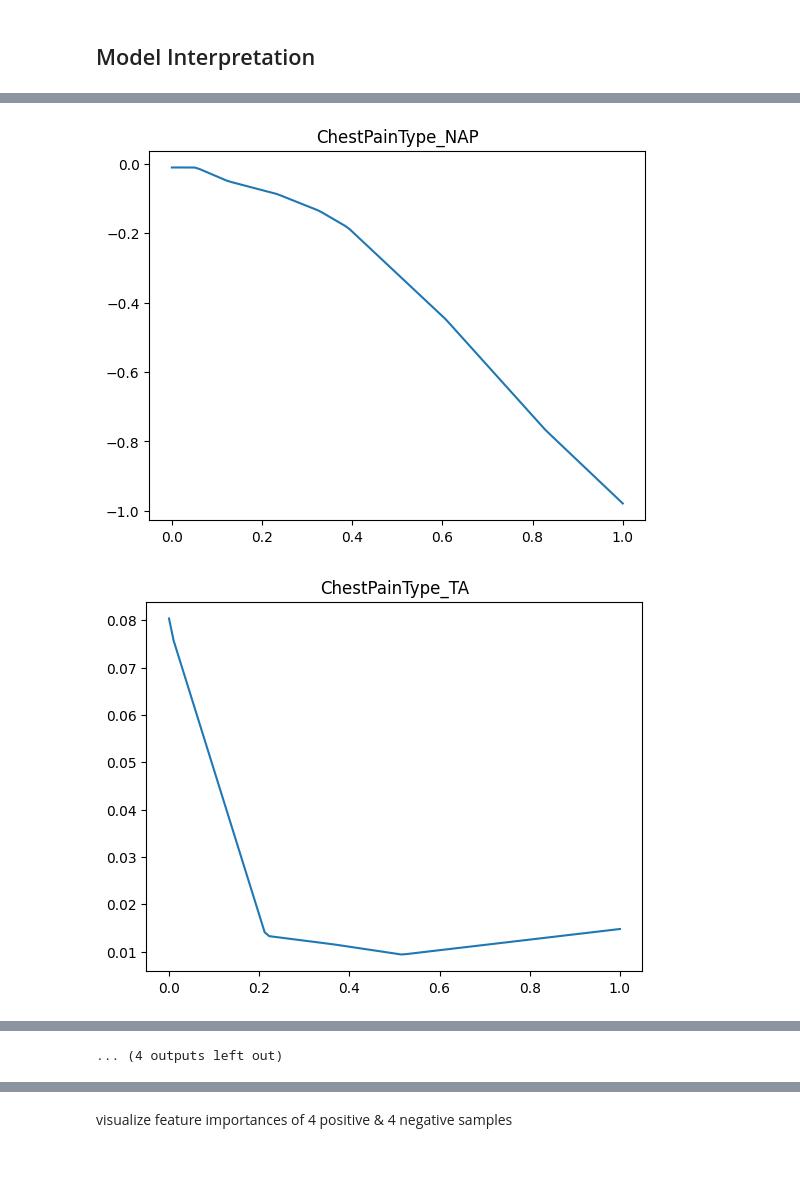
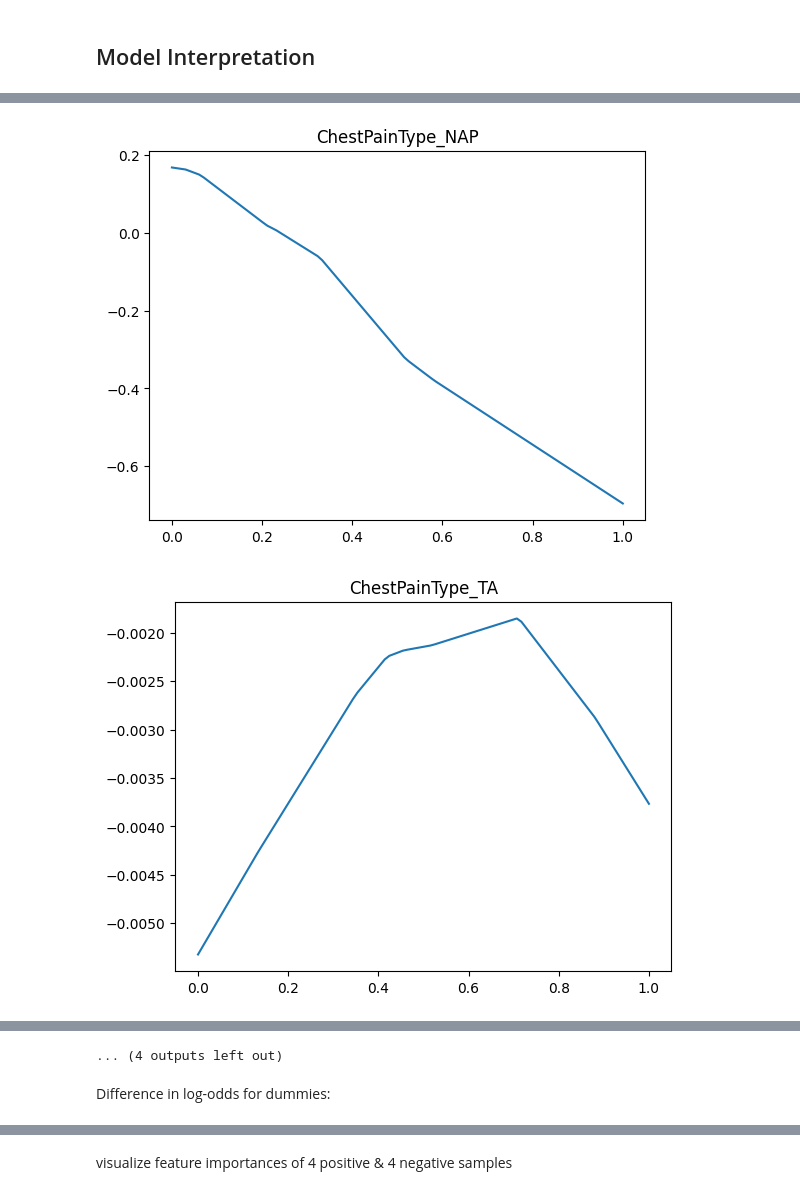
Before and after one commit to nmamie/ML4H_Project1, a Jupyter notebook: ML4H_Project1_Task1_Nici.ipynb, the cells around one changed output, grey strips where cells are left out. Drawn from its saved outputs; the diff is of its cells as text; code cells hidden in the pictures; blank space fills up the shorter version.

Commit message:
preprocessing; plots NAM

```diff
--- a/ML4H_Project1_Task1_Nici.ipynb
+++ b/ML4H_Project1_Task1_Nici.ipynb
@@ -689,16 +607,19 @@ class HeartDiseaseDataset(Dataset):
 
 # Defining Model
 class HeartDiseaseModel(nn.Module):
-    def __init__(self, input_size, hidden_size, output_size):
+    def __init__(self, input_size, hidden_size, p_drop, output_size):
         super().__init__()
         self.fc1 = nn.Linear(input_size, hidden_size)
         self.fc2 = nn.Linear(hidden_size, hidden_size)
         self.fc3 = nn.Linear(hidden_size, output_size)
-        self.sm = nn.Sigmoid()
+        self.drp = nn.Dropout(p=p_drop)
+        self.sm  = nn.Sigmoid()
 
     def forward(self, x):
         x = F.relu(self.fc1(x))
+        x = self.drp(x)
         x = F.relu(self.fc2(x))
+        x = self.drp(x)
         x = self.fc3(x)
         x = self.sm(x)
         return x
@@ -706,9 +627,10 @@ class HeartDiseaseModel(nn.Module):
 # Defining Hyperparameters
 input_size = X_train.shape[1]
 hidden_size = 10
+p_drop = 0.1
 output_size = 1
 batch_size = 32
-num_epochs = 100
+num_epochs = 200
 
 # Defining Dataloader
 X = torch.tensor(X_train.values, dtype=torch.float)
@@ -719,7 +641,7 @@ dataset = HeartDiseaseDataset(X, y)
 dataloader = DataLoader(dataset, batch_size=batch_size, shuffle=True)
 
 # Defining Model
-model = HeartDiseaseModel(input_size, hidden_size, output_size)
+model = HeartDiseaseModel(input_size, hidden_size, p_drop, output_size)
 # %%
 # Defining Loss Function and Optimizer
 criterion = nn.BCELoss()
@@ -1327,9 +1243,9 @@ Text(0, 0.5, 'True Positive Rate')
 # %%
 model.eval()
 
-cat_dummy_ft_names = [red_dummy_names[i] for i in range(len(red_dummy_names)) if red_dummy_names[i] not in num_fts]
+cat_dummy_names = [red_dummy_names[i] for i in range(len(red_dummy_names)) if red_dummy_names[i] not in num_fts]
 
-if red_dummy_names[0] in cat_dummy_ft_names:
+if red_dummy_names[0] in cat_dummy_names:
     X = torch.linspace(0, 1, 100).reshape(-1, 1)
 else:
   ft_mean = X_train.mean()[0]
@@ -1337,7 +1253,7 @@ else:
   X = torch.linspace(ft_mean-3*ft_sd, ft_mean+3*ft_sd, 100).reshape(-1, 1)
 
 for i in range(1, len(red_dummy_names)):
-  if red_dummy_names[i] in cat_dummy_ft_names:
+  if red_dummy_names[i] in cat_dummy_names:
     x = torch.linspace(0, 1, 100).reshape(-1, 1)
   else:
     ft_mean = X_train.mean()[i]
@@ -1346,7 +1262,9 @@ for i in range(1, len(red_dummy_names)):
 
   X = torch.hstack([X, x])
 
+#fig, axes = plt.subplots(nrows=4, ncols=4)
 for i in range(len(red_dummy_names)):
+  #ax = axes[math.floor(i/4), i%4]
   plt.plot(
       X[:, i].detach().numpy(),
       model.get_submodule('lr').weight[0][i].item() * model.get_submodule('features')(X)[:, i].detach().numpy()
@@ -1365,2 +1283,2 @@ for i in range(len(red_dummy_names)):
-[figure, old version]
+[figure, new version]
-[figure, old version]
+[figure, new version]
@@ -1369 +1287,3 @@ for i in range(len(red_dummy_names)):
 ... (4 outputs left out)
+# %% [markdown]
+Difference in log-odds for dummies:
```
Also changed, not shown: parts of 25 cells of this notebook.
